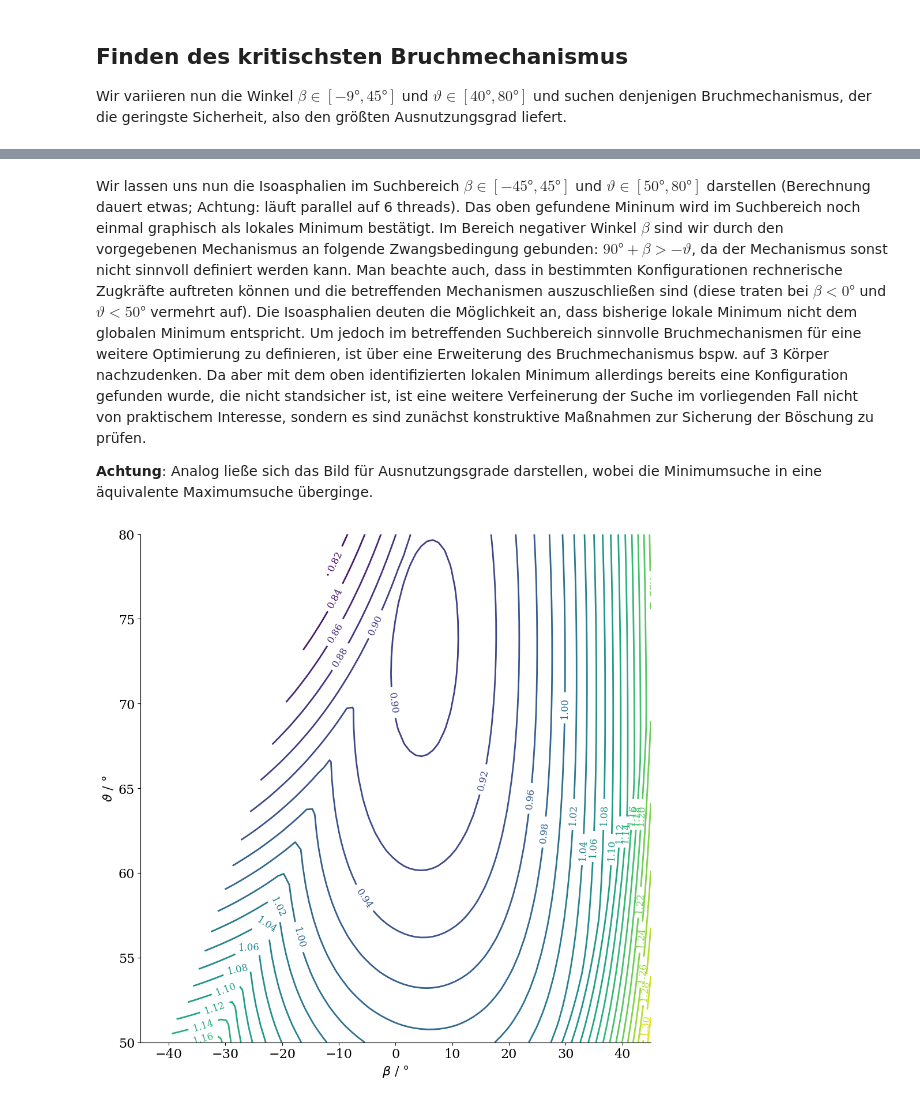
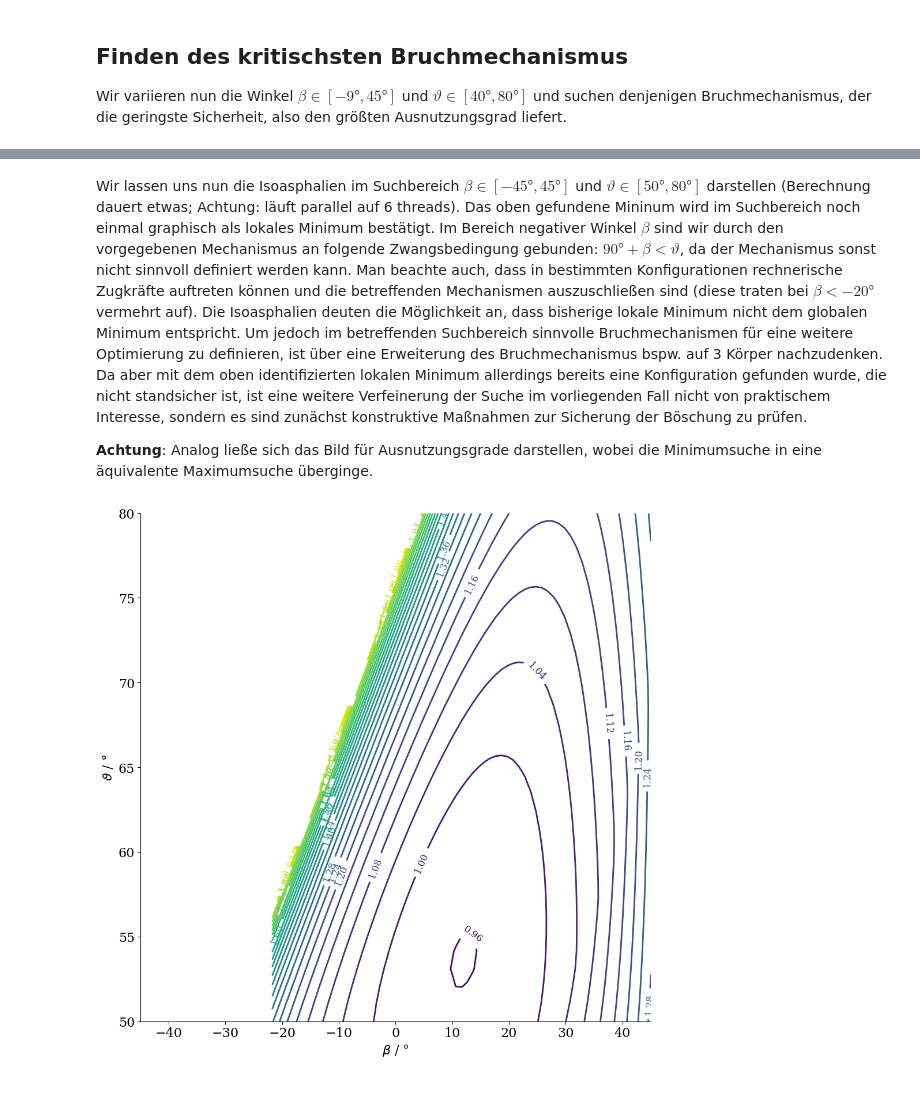
Before and after one commit to nagelt/Teaching_Scripts, a Jupyter notebook: KEM_2.ipynb, the cells around one changed output, grey strips where cells are left out. Saved outputs shown, nothing was run; the diff lists cells and outputs as text; code cells hidden in the pictures.

```diff
--- a/KEM_2.ipynb
+++ b/KEM_2.ipynb
@@ -359,8 +359,8 @@ plot_blocks([block1,block2])
 # %% [markdown]
-Wir lassen uns nun die Isoasphalien im Suchbereich $\beta \in [-45°,45°]$ und $\vartheta \in [50°,80°]$ darstellen (Berechnung dauert etwas; Achtung: läuft parallel auf 6 threads). Das oben gefundene Mininum wird im Suchbereich noch einmal graphisch als lokales Minimum bestätigt. Im Bereich negativer Winkel $\beta$ sind wir durch den vorgegebenen Mechanismus an folgende Zwangsbedingung gebunden: $90° + \beta > -\vartheta$, da der Mechanismus sonst nicht sinnvoll definiert werden kann. Man beachte auch, dass in bestimmten Konfigurationen rechnerische Zugkräfte auftreten können und die betreffenden Mechanismen auszuschließen sind (diese traten bei $\beta < 0°$ und $\vartheta < 50°$ vermehrt auf). Die Isoasphalien deuten die Möglichkeit an, dass bisherige lokale Minimum nicht dem globalen Minimum entspricht. Um jedoch im betreffenden Suchbereich sinnvolle Bruchmechanismen für eine weitere Optimierung zu definieren, ist über eine Erweiterung des Bruchmechanismus bspw. auf 3 Körper nachzudenken. Da aber mit dem oben identifizierten lokalen Minimum allerdings bereits eine Konfiguration gefunden wurde, die nicht standsicher ist, ist eine weitere Verfeinerung der Suche im vorliegenden Fall nicht von praktischem Interesse, sondern es sind zunächst konstruktive Maßnahmen zur Sicherung der Böschung zu prüfen.
+Wir lassen uns nun die Isoasphalien im Suchbereich $\beta \in [-45°,45°]$ und $\vartheta \in [50°,80°]$ darstellen (Berechnung dauert etwas; Achtung: läuft parallel auf 6 threads). Das oben gefundene Mininum wird im Suchbereich noch einmal graphisch als lokales Minimum bestätigt. Im Bereich negativer Winkel $\beta$ sind wir durch den vorgegebenen Mechanismus an folgende Zwangsbedingung gebunden: $90° + \beta < \vartheta$, da der Mechanismus sonst nicht sinnvoll definiert werden kann. Man beachte auch, dass in bestimmten Konfigurationen rechnerische Zugkräfte auftreten können und die betreffenden Mechanismen auszuschließen sind (diese traten bei $\beta < -20°$ vermehrt auf). Die Isoasphalien deuten die Möglichkeit an, dass bisherige lokale Minimum nicht dem globalen Minimum entspricht. Um jedoch im betreffenden Suchbereich sinnvolle Bruchmechanismen für eine weitere Optimierung zu definieren, ist über eine Erweiterung des Bruchmechanismus bspw. auf 3 Körper nachzudenken. Da aber mit dem oben identifizierten lokalen Minimum allerdings bereits eine Konfiguration gefunden wurde, die nicht standsicher ist, ist eine weitere Verfeinerung der Suche im vorliegenden Fall nicht von praktischem Interesse, sondern es sind zunächst konstruktive Maßnahmen zur Sicherung der Böschung zu prüfen.
 
 **Achtung**: Analog ließe sich das Bild für Ausnutzungsgrade darstellen, wobei die Minimumsuche in eine äquivalente Maximumsuche überginge.
 # %%
-isoasphalien(True)
+isoasphalien(True,n_workers=12)
 # %% [output]
-[figure, old version]
+[figure, new version]
```
Also changed, not shown: parts of 2 cells of this notebook, 2 other files.
